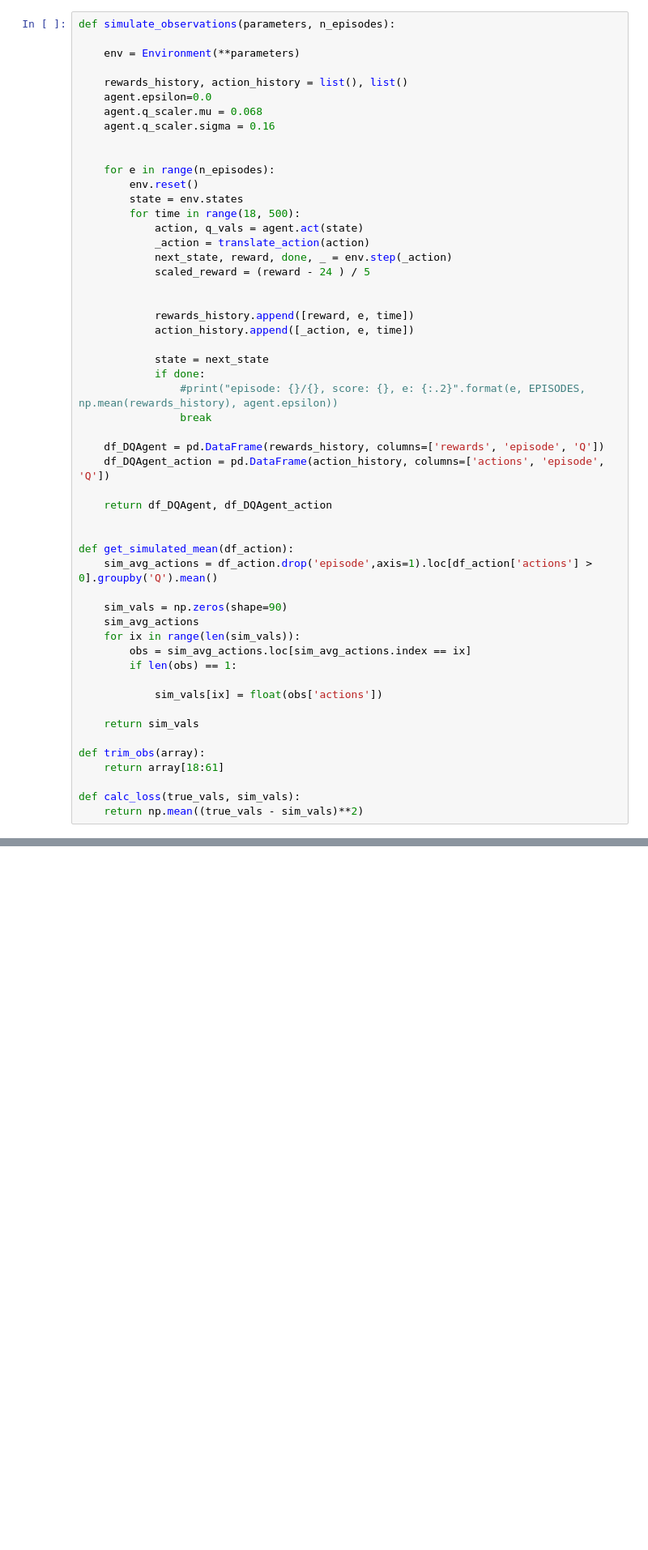
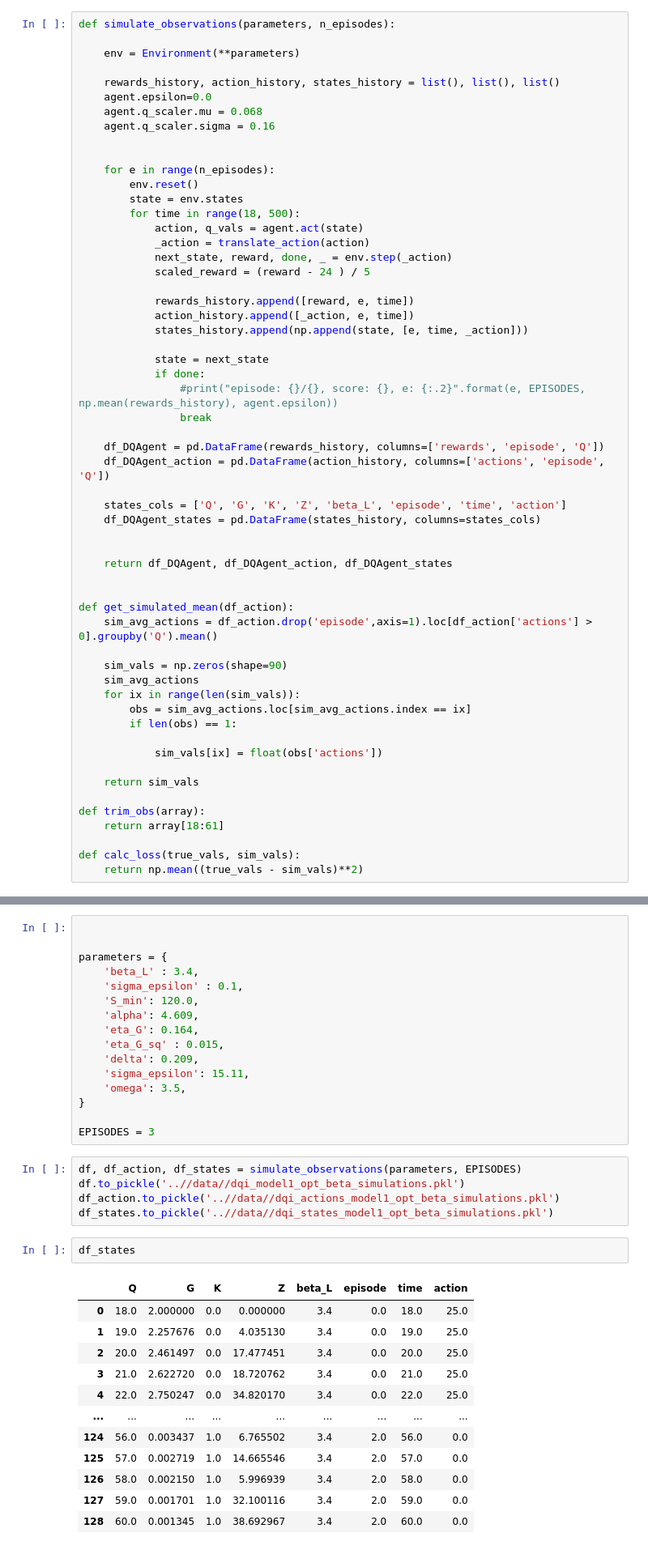
Before and after one commit to JakartaLaw/speciale, a Jupyter notebook: src/DQI Estimation.ipynb, the cells around one changed output, grey strips where cells are left out. Shown: that part at 81% size. Drawn from its saved outputs; the diff is of its cells as text; blank space fills up the shorter version.

Commit message:
added new src for simulation

```diff
--- a/src/DQI Estimation.ipynb
+++ b/src/DQI Estimation.ipynb
@@ -47,7 +47,7 @@ def simulate_observations(parameters, n_episodes):
 
     env = Environment(**parameters)
 
-    rewards_history, action_history = list(), list()
+    rewards_history, action_history, states_history = list(), list(), list()
     agent.epsilon=0.0
     agent.q_scaler.mu = 0.068
     agent.q_scaler.sigma = 0.16
@@ -62,9 +62,9 @@ def simulate_observations(parameters, n_episodes):
             next_state, reward, done, _ = env.step(_action)
             scaled_reward = (reward - 24 ) / 5
 
-
             rewards_history.append([reward, e, time])
             action_history.append([_action, e, time])
+            states_history.append(np.append(state, [e, time, _action]))
 
             state = next_state
             if done:
@@ -74,7 +74,11 @@ def simulate_observations(parameters, n_episodes):
     df_DQAgent = pd.DataFrame(rewards_history, columns=['rewards', 'episode', 'Q'])
     df_DQAgent_action = pd.DataFrame(action_history, columns=['actions', 'episode', 'Q'])
 
-    return df_DQAgent, df_DQAgent_action
+    states_cols = ['Q', 'G', 'K', 'Z', 'beta_L', 'episode', 'time', 'action']
+    df_DQAgent_states = pd.DataFrame(states_history, columns=states_cols)
+
+
+    return df_DQAgent, df_DQAgent_action, df_DQAgent_states
 
 
 def get_simulated_mean(df_action):
@@ -158,3 +162,39 @@ ax.plot(beta_Ls, np.log(mses))
 f.savefig('..//figures//dqi_model1_estimation_Beta_L.png')
 # %% [output]
 [figure]
+# %%
+
+
+parameters = {
+    'beta_L' : 3.4,
+    'sigma_epsilon' : 0.1,
+    'S_min': 120.0,
+    'alpha': 4.609,
+    'eta_G': 0.164,
+    'eta_G_sq' : 0.015,
+    'delta': 0.209,
+    'sigma_epsilon': 15.11,
+    'omega': 3.5,
+}
+
+EPISODES = 3
+# %%
+df, df_action, df_states = simulate_observations(parameters, EPISODES)
+df.to_pickle('..//data//dqi_model1_opt_beta_simulations.pkl')
+df_action.to_pickle('..//data//dqi_actions_model1_opt_beta_simulations.pkl')
+df_states.to_pickle('..//data//dqi_states_model1_opt_beta_simulations.pkl')
+# %%
+df_states
+# %% [output]
+|  | Q | G | K | Z | beta_L | episode | time | action |
+| 0 | 18.0 | 2.000000 | 0.0 | 0.000000 | 3.4 | 0.0 | 18.0 | 25.0 |
+| 1 | 19.0 | 2.257676 | 0.0 | 4.035130 | 3.4 | 0.0 | 19.0 | 25.0 |
+| 2 | 20.0 | 2.461497 | 0.0 | 17.477451 | 3.4 | 0.0 | 20.0 | 25.0 |
+| 3 | 21.0 | 2.622720 | 0.0 | 18.720762 | 3.4 | 0.0 | 21.0 | 25.0 |
+| 4 | 22.0 | 2.750247 | 0.0 | 34.820170 | 3.4 | 0.0 | 22.0 | 25.0 |
+| ... | ... | ... | ... | ... | ... | ... | ... | ... |
+| 124 | 56.0 | 0.003437 | 1.0 | 6.765502 | 3.4 | 2.0 | 56.0 | 0.0 |
+| 125 | 57.0 | 0.002719 | 1.0 | 14.665546 | 3.4 | 2.0 | 57.0 | 0.0 |
+| 126 | 58.0 | 0.002150 | 1.0 | 5.996939 | 3.4 | 2.0 | 58.0 | 0.0 |
+| 127 | 59.0 | 0.001701 | 1.0 | 32.100116 | 3.4 | 2.0 | 59.0 | 0.0 |
+| 128 | 60.0 | 0.001345 | 1.0 | 38.692967 | 3.4 | 2.0 | 60.0 | 0.0 |
```
Also changed, not shown: parts of 1 cell of this notebook, 4 other files.
